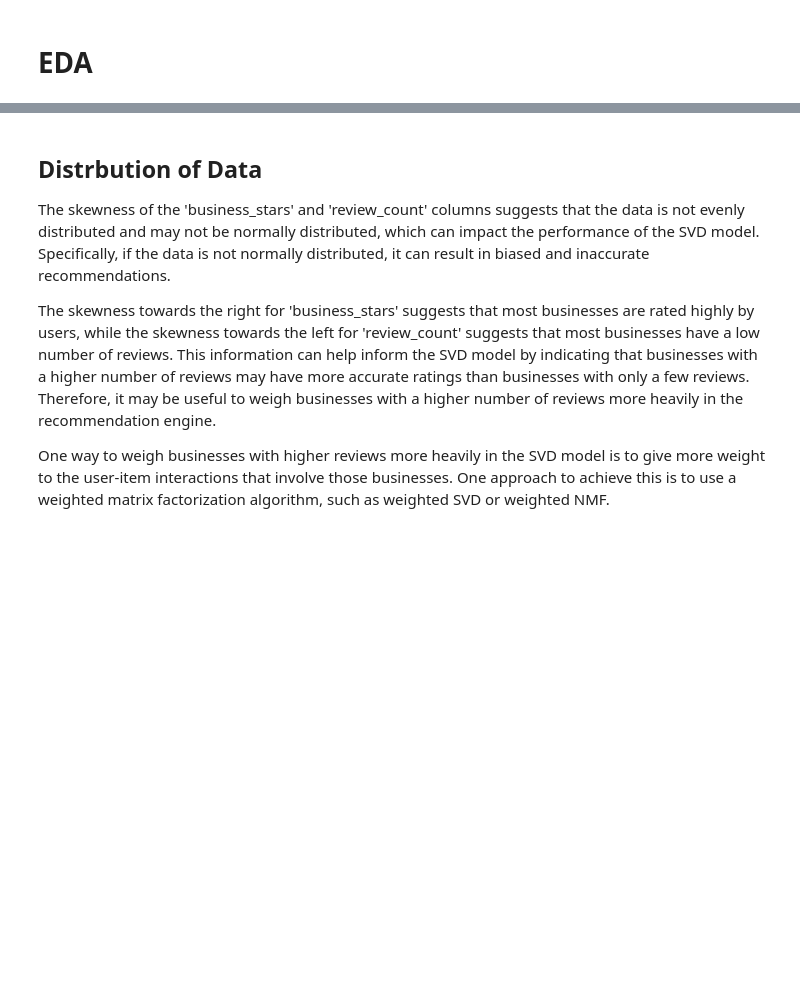
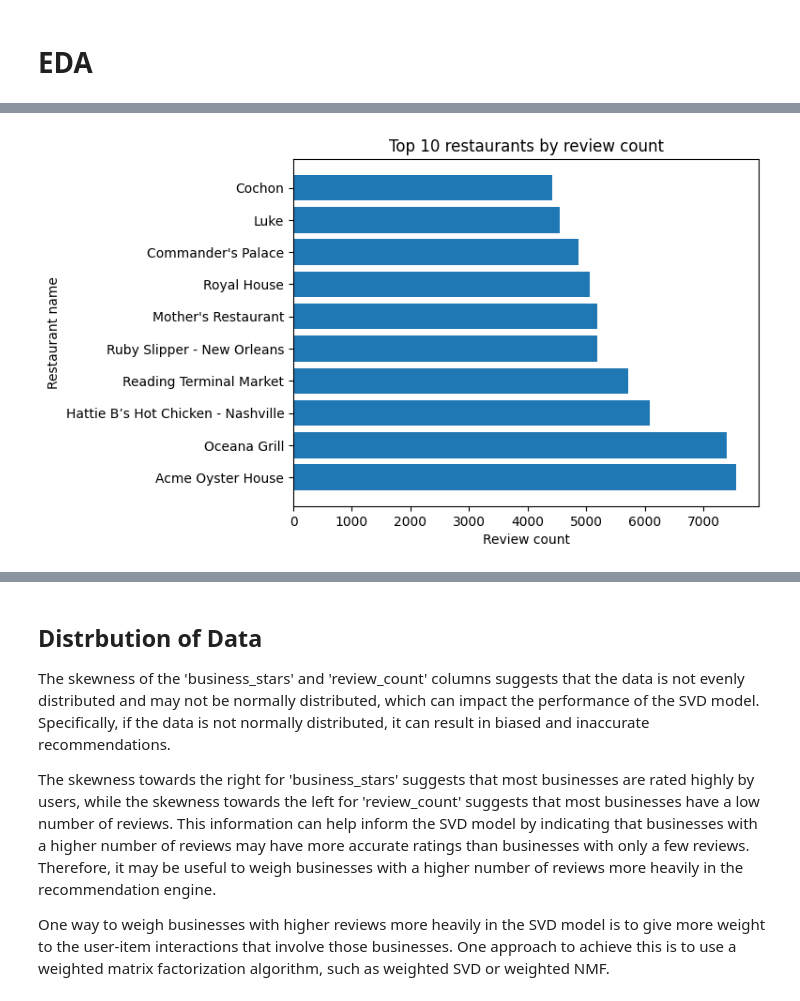
Before and after one commit to orethadomfeh/YelpGrowthInsights, a Jupyter notebook: code/eda.ipynb, the cells around one changed output, grey strips where cells are left out. Drawn from its saved outputs; the diff is of its cells as text; code cells hidden in the pictures; blank space fills up the shorter version.

```diff
--- a/code/eda.ipynb
+++ b/code/eda.ipynb
@@ -71,0 +67,3 @@ def sentiment_analysis(text):
+# %%
+# Drop duplicates based on business_id
+restaurant = restaurant.drop_duplicates(subset=['business_id'], keep='first').reset_index(drop=True)
@@ -71,0 +90,5 @@ def sentiment_analysis(text):
+# %%
+# Remove "Restaurant" from category name
+restaurant['cuisine'] = restaurant['categories'].str.replace('Restaurants, ', '')
+# Remove anything after the comma
+restaurant['cuisine'] = restaurant['cuisine'].apply(lambda x: x.split(',')[0].strip())
@@ -73,0 +119,13 @@ def sentiment_analysis(text):
+# %%
+top_n = 10
+
+# Sort restaurants by review count and select the top N
+top_restaurants = restaurant.sort_values(by='review_count', ascending=False).head(top_n)
+
+# Calculate the average rating of the top restaurants
+avg_rating = top_restaurants['business_star'].mean()
+
+# Print the top restaurants and their average rating
+print(f"Top {top_n} restaurants by review count:")
+print(top_restaurants[['name', 'address', 'city', 'state', 'postal_code', 'review_count', 'business_star', 'cuisine']])
+print(f"\nAverage rating of top {top_n} restaurants: {avg_rating:.2f}")
@@ -73,0 +150,9 @@ def sentiment_analysis(text):
+# %%
+# Create a horizontal bar chart of the top restaurants by review count
+plt.barh(y=top_restaurants['name'], width=top_restaurants['review_count'])
+plt.title(f"Top {top_n} restaurants by review count")
+plt.xlabel("Review count")
+plt.ylabel("Restaurant name")
+plt.show()
+# %% [output]
+[figure, added]
```
Also changed, not shown: parts of 12 cells of this notebook, 2 other files.
